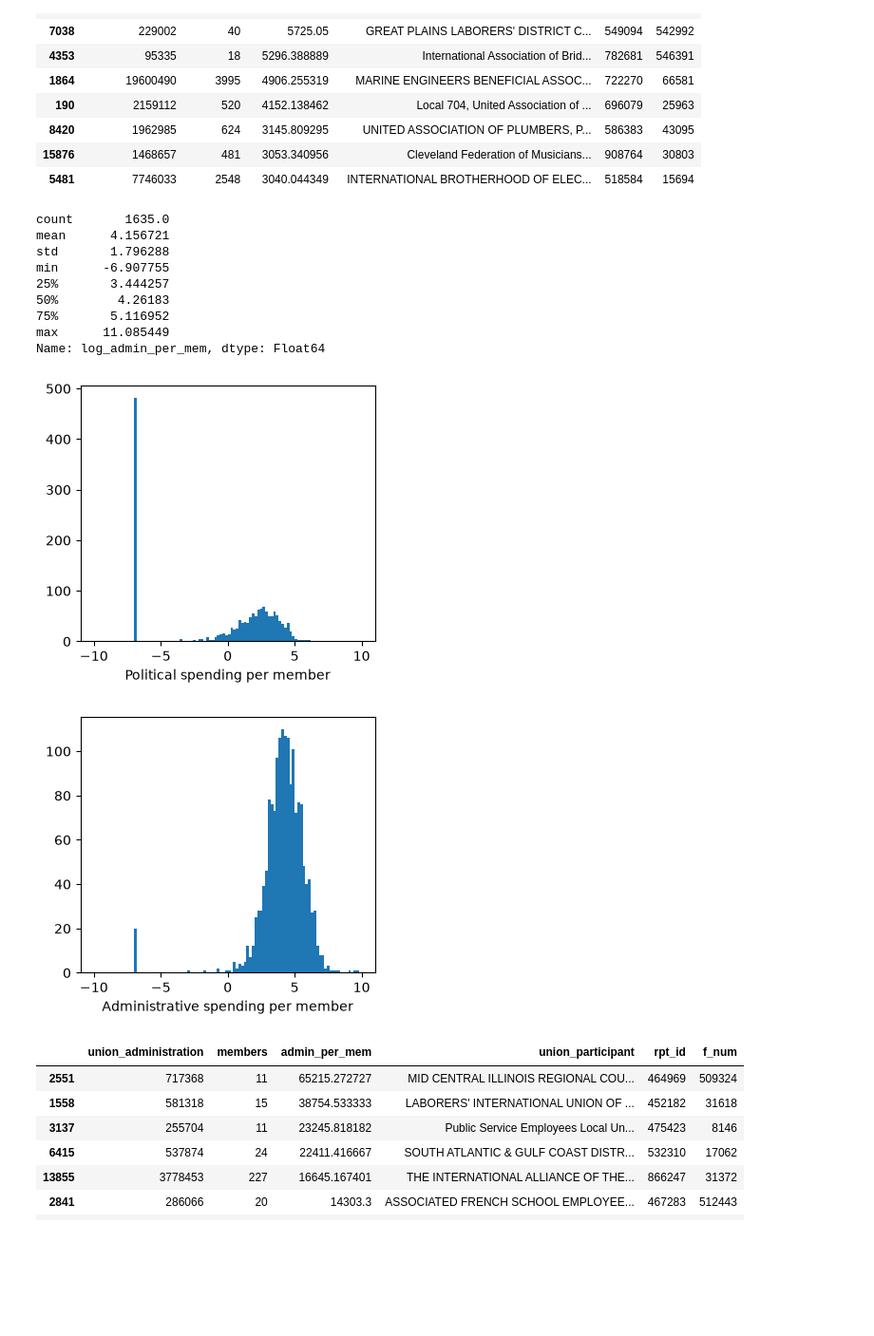
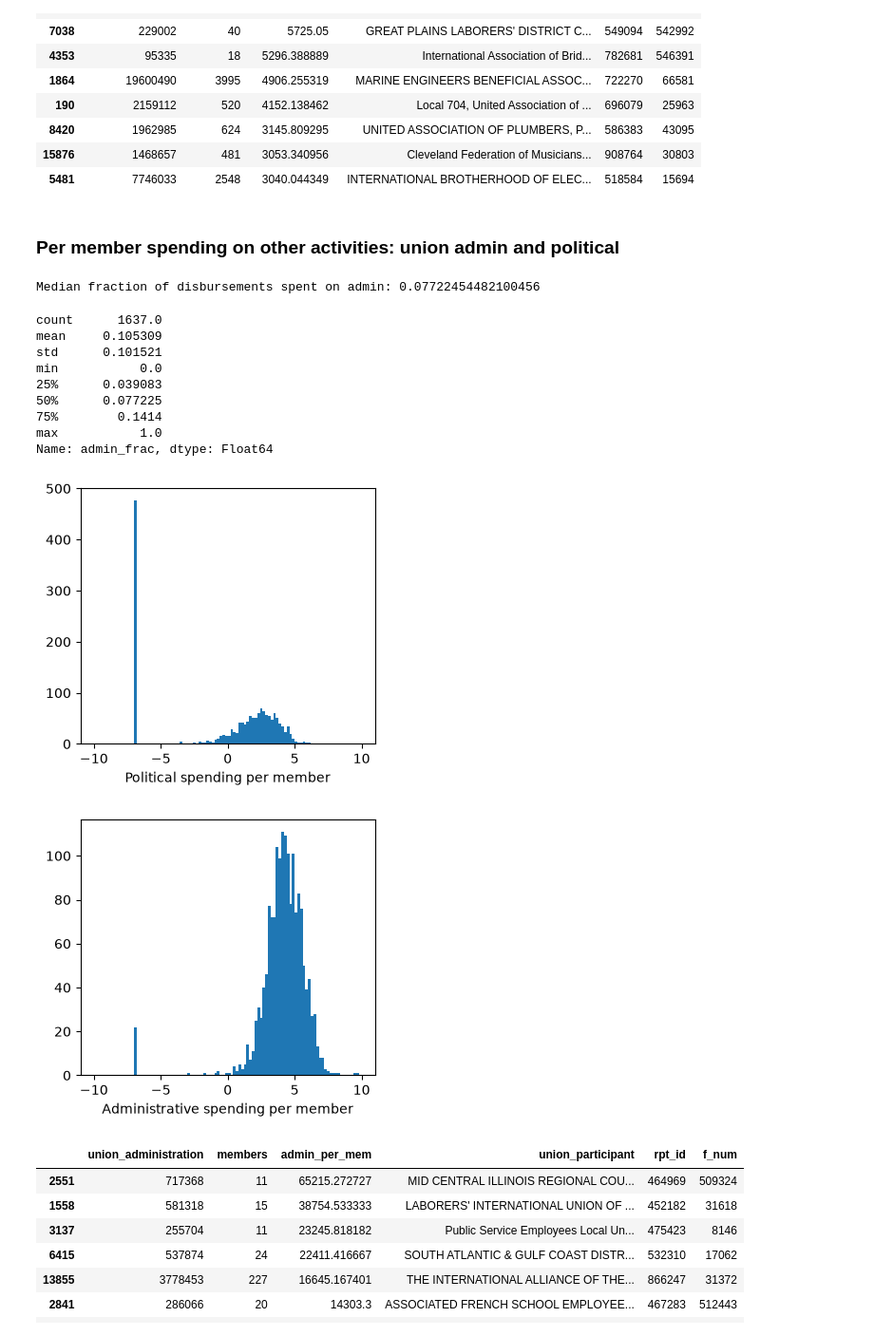
Before and after one commit to peishi/union-elections-modeling, a Jupyter notebook: modeling/eda.ipynb, the cells around one changed output. Shown at 95% size. Drawn from its saved outputs; the diff is of its cells as text; code cells hidden in the pictures; blank space fills up the shorter version.

```diff
--- a/eda.ipynb
+++ b/modeling/eda.ipynb
@@ -11,7 +11,7 @@ import numpy as np
 import matplotlib.pyplot as plt
 import datetime
 
-with duckdb.connect("./data/union_elections.duckdb", read_only=True) as con:
+with duckdb.connect("../data/union_elections.duckdb", read_only=True) as con:
     df = con.execute("SELECT * FROM analytical_elections").fetchdf()
 print(df.columns)
 print(df.shape)
@@ -336,32 +399,37 @@ fin[fin['rep_per_mem'] > 3000][['representational', 'members', 'rep_per_mem', 'u
 | 8420 | 1962985 | 624 | 3145.809295 | UNITED ASSOCIATION OF PLUMBERS, P... | 586383 | 43095 |
 | 15876 | 1468657 | 481 | 3053.340956 | Cleveland Federation of Musicians... | 908764 | 30803 |
 | 5481 | 7746033 | 2548 | 3040.044349 | INTERNATIONAL BROTHERHOOD OF ELEC... | 518584 | 15694 |
+# %% [markdown]
+### Per member spending on other activities: union admin and political
 # %%
-# Per member spending of other activities
 fin['pol_per_mem'] = np.log(fin['political'] / fin['members'] + 0.001)
+fin['admin_frac'] = fin['union_administration'] / fin['ttl_disbursements']
 fin['admin_per_mem'] = fin['union_administration'] / fin['members']
 fin['log_admin_per_mem'] = np.log(fin['admin_per_mem'] + 0.001)
+
+print(f"Median fraction of disbursements spent on admin: {np.median(fin['admin_frac'])}")
 
 plt.figure(figsize=(4, 3.5))
 plt.hist(fin['pol_per_mem'], bins=100, range=[-10, 10])
 plt.xlabel('Political spending per member')
 plt.figure(figsize=(4, 3.5))
 plt.hist(fin['log_admin_per_mem'], bins=100, range=[-10, 10])
 plt.xlabel('Administrative spending per member')
 
-fin['log_admin_per_mem'].describe()
+fin['admin_frac'].describe()
 # %% [output]
-count       1635.0
-mean      4.156721
-std       1.796288
-min      -6.907755
-25%       3.444257
-50%        4.26183
-75%       5.116952
-max      11.085449
-Name: log_admin_per_mem, dtype: Float64
+Median fraction of disbursements spent on admin: 0.07722454482100456
+count      1637.0
+mean     0.105309
+std      0.101521
+min           0.0
+25%      0.039083
+50%      0.077225
+75%        0.1414
+max           1.0
+Name: admin_frac, dtype: Float64
-[figure, old version]
+[figure, new version]
-[figure, old version]
+[figure, new version]
 # %%
 fin[fin['admin_per_mem'] > 1000][['union_administration', 'members', 'admin_per_mem', 'union_participant', 'rpt_id', 'f_num']].sort_values('admin_per_mem', ascending=False)
 # %% [output]
```
Also changed, not shown: parts of 6 cells of this notebook, 3 other files.
